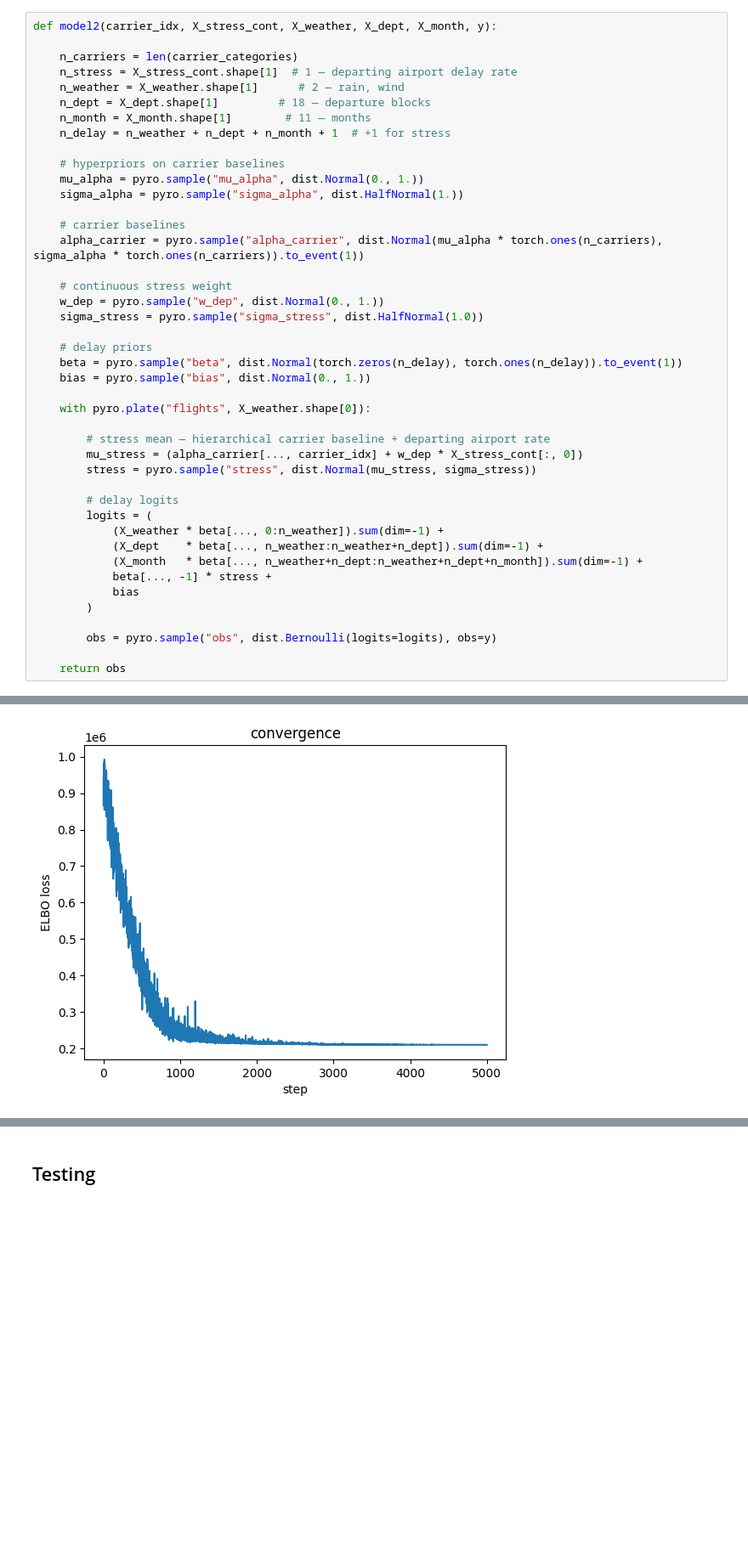
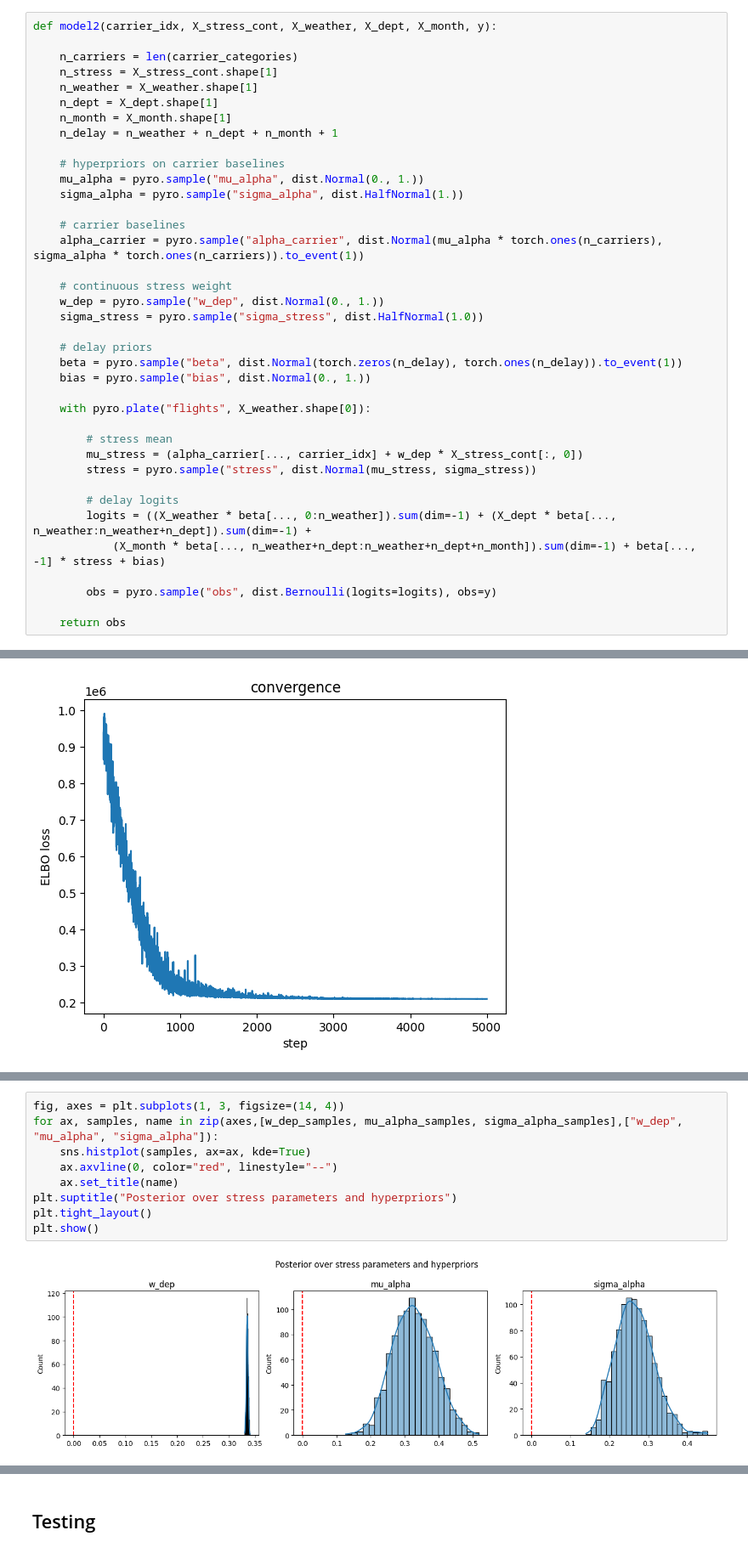
Before and after one commit to mariatmvendas/mbml_project, a Jupyter notebook: notebook.ipynb, the cells around one changed output, grey strips where cells are left out. Shown at 85% size. Saved outputs shown, nothing was run; the diff lists cells and outputs as text; blank space fills up the shorter version.

```diff
--- a/notebook.ipynb
+++ b/notebook.ipynb
@@ -1086,11 +1084,11 @@ Despite a theoretically motivated inclusion, previous airport delay rate showed
 def model2(carrier_idx, X_stress_cont, X_weather, X_dept, X_month, y):
 
     n_carriers = len(carrier_categories)
-    n_stress = X_stress_cont.shape[1]  # 1 — departing airport delay rate
-    n_weather = X_weather.shape[1]      # 2 — rain, wind
-    n_dept = X_dept.shape[1]         # 18 — departure blocks
-    n_month = X_month.shape[1]        # 11 — months
-    n_delay = n_weather + n_dept + n_month + 1  # +1 for stress
+    n_stress = X_stress_cont.shape[1]
+    n_weather = X_weather.shape[1]
+    n_dept = X_dept.shape[1]
+    n_month = X_month.shape[1]
+    n_delay = n_weather + n_dept + n_month + 1
 
     # hyperpriors on carrier baselines
     mu_alpha = pyro.sample("mu_alpha", dist.Normal(0., 1.))
@@ -1109,18 +1107,13 @@ def model2(carrier_idx, X_stress_cont, X_weather, X_dept, X_month, y):
 
     with pyro.plate("flights", X_weather.shape[0]):
 
-        # stress mean — hierarchical carrier baseline + departing airport rate
+        # stress mean
         mu_stress = (alpha_carrier[..., carrier_idx] + w_dep * X_stress_cont[:, 0])
         stress = pyro.sample("stress", dist.Normal(mu_stress, sigma_stress))
 
         # delay logits
-        logits = (
-            (X_weather * beta[..., 0:n_weather]).sum(dim=-1) +
-            (X_dept    * beta[..., n_weather:n_weather+n_dept]).sum(dim=-1) +
-            (X_month   * beta[..., n_weather+n_dept:n_weather+n_dept+n_month]).sum(dim=-1) +
-            beta[..., -1] * stress +
-            bias
-        )
+        logits = ((X_weather * beta[..., 0:n_weather]).sum(dim=-1) + (X_dept * beta[..., n_weather:n_weather+n_dept]).sum(dim=-1) +
+            (X_month * beta[..., n_weather+n_dept:n_weather+n_dept+n_month]).sum(dim=-1) + beta[..., -1] * stress + bias)
 
         obs = pyro.sample("obs", dist.Bernoulli(logits=logits), obs=y)
 
@@ -1228,0 +1234,11 @@ bias:        -1.9439 ± 0.0099
+# %%
+fig, axes = plt.subplots(1, 3, figsize=(14, 4))
+for ax, samples, name in zip(axes,[w_dep_samples, mu_alpha_samples, sigma_alpha_samples],["w_dep", "mu_alpha", "sigma_alpha"]):
+    sns.histplot(samples, ax=ax, kde=True)
+    ax.axvline(0, color="red", linestyle="--")
+    ax.set_title(name)
+plt.suptitle("Posterior over stress parameters and hyperpriors")
+plt.tight_layout()
+plt.show()
+# %% [output]
+[figure, added]
```
Also changed, not shown: parts of 24 cells of this notebook.
